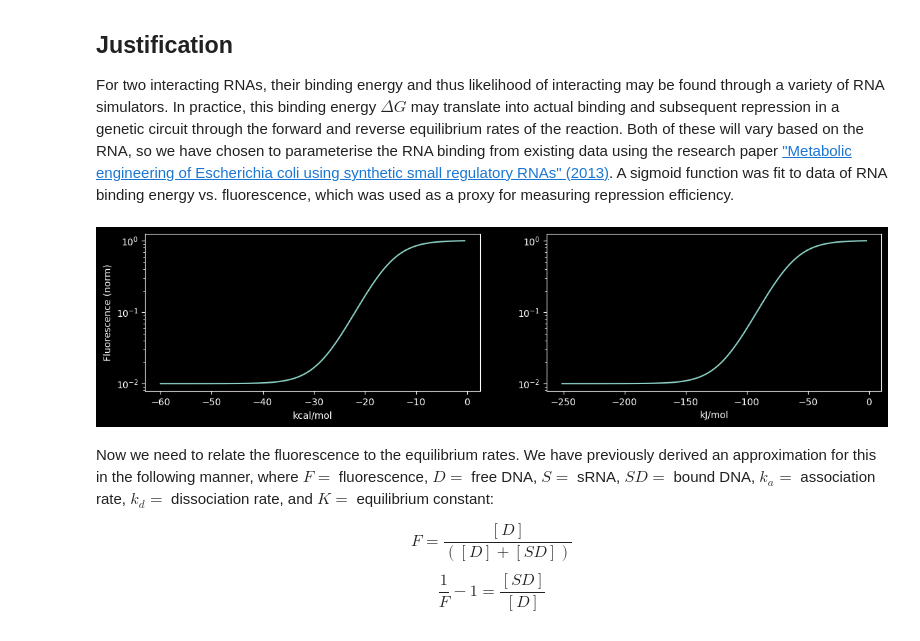
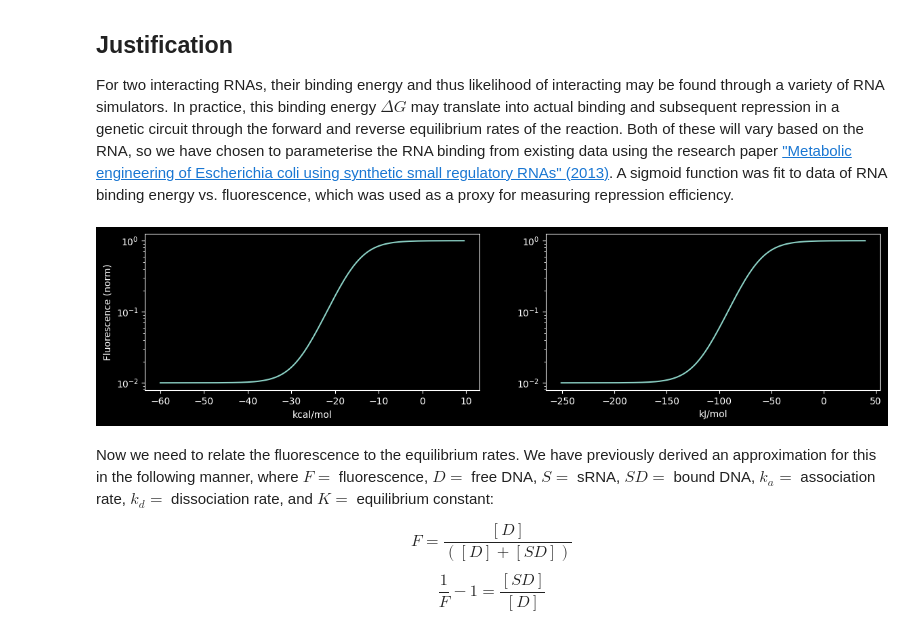
Before and after one commit to olive004/synbio_morpher, a Jupyter notebook: explanations/binding_energy.ipynb, the cells around one changed output. Cells and saved outputs as stored; diff of their text form; code cells hidden in the pictures.

```diff
--- a/explanations/binding_energy.ipynb
+++ b/explanations/binding_energy.ipynb
@@ -19,37 +19,37 @@ def j_to_cal(E_j):
 
 def binding_energy_sigmoid(E):
     """ The binding energy is in units of kcal/mol """
-    F = 1/(1+np.exp(-(E/3 + 5))) + 0.01
+    F = (1-0.01)/(1+np.exp(-(E/3 + 5))) + 0.01
     return F
 
 
 def binding_energy_sigmoid_J(E):
     """ The binding energy is in units of kJ/mol """
-    F = 1/(1+np.exp(-(E/12.552 + 5))) + 0.01
+    F = (1-0.01)/(1+np.exp(-(E/12.552 + 5))) + 0.01
     return F
 
 
-E = np.arange(-60, 0, 0.5)
+E = np.arange(-60, 10, 0.5)
 
 plt.figure(figsize=(14, 3))
 ax = plt.subplot(1, 2, 1)
 plt.plot(
     E,
     binding_energy_sigmoid(E)
 )
 plt.xlabel('kcal/mol')
 plt.ylabel('Fluorescence (norm)')
 plt.yscale('log')
 
 ax = plt.subplot(1, 2, 2)
 plt.plot(
     cal_to_j(E),
     binding_energy_sigmoid_J(cal_to_j(E))
 )
 plt.xlabel('kJ/mol')
 plt.yscale('log')
 # %% [output]
-[figure, old version]
+[figure, new version]
 # %% [markdown]
 Now we need to relate the fluorescence to the equilibrium rates. We have previously derived an approximation for this in the following manner, where $F = $ fluorescence, $D = $ free DNA, $S = $ sRNA, $SD = $ bound DNA, $k_a = $ association rate, $k_d = $ dissociation rate, and $K = $ equilibrium constant:
 
```
Also changed, not shown: parts of 3 cells of this notebook.
